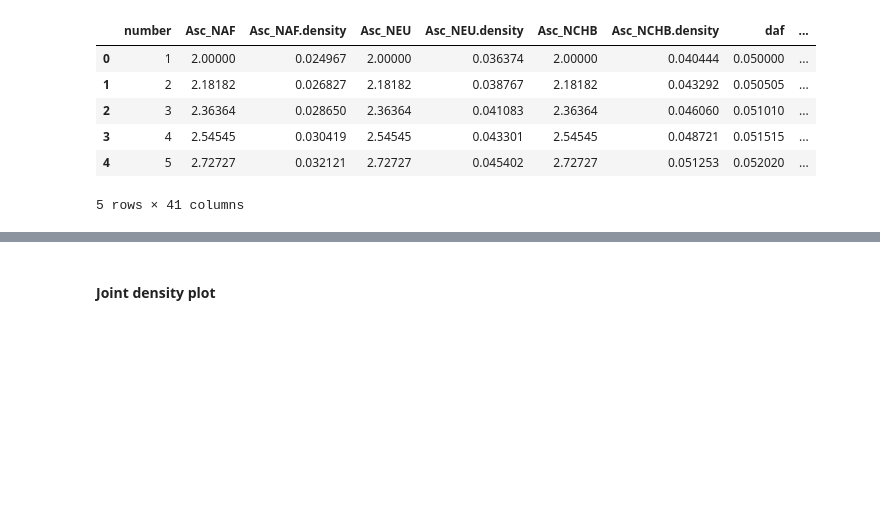
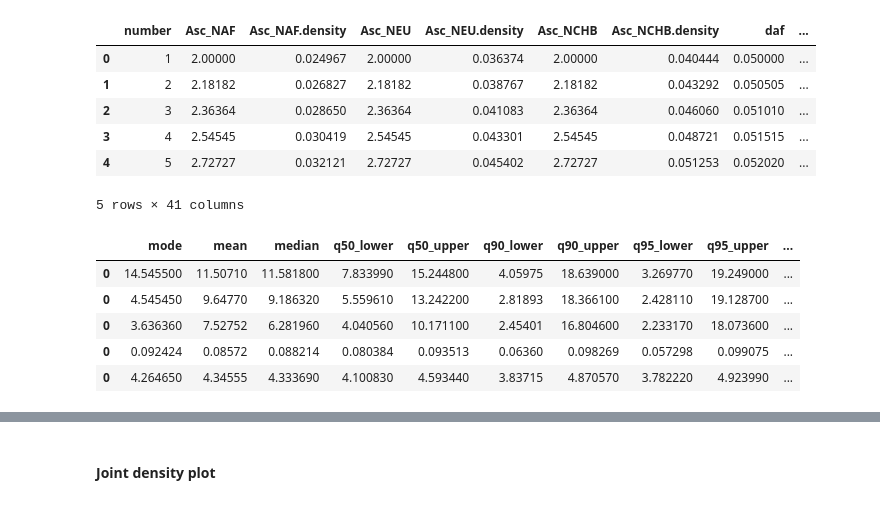
Before and after one commit to agladstein/ABC_results_AJ, a Jupyter notebook: chr1_AJmodels/assess_ABCtoolbox.ipynb, the cells around one changed output, grey strips where cells are left out. Saved outputs shown, nothing was run; the diff lists cells and outputs as text; code cells hidden in the pictures; blank space fills up the shorter version.

```diff
--- a/chr1_AJmodels/assess_ABCtoolbox.ipynb
+++ b/chr1_AJmodels/assess_ABCtoolbox.ipynb
@@ -510,3 +488,12 @@ posterior.head()
 # %%
 param_indexes = get_param_indexes(params_str)
 params = get_col_names(param_indexes, prior)
+# %%
+df_chrs_reformat.head()
+# %% [output]
+|  | mode | mean | median | q50_lower | q50_upper | q90_lower | q90_upper | q95_lower | q95_upper | ... |
+| 0 | 14.545500 | 11.50710 | 11.581800 | 7.833990 | 15.244800 | 4.05975 | 18.639000 | 3.269770 | 19.249000 | ... |
+| 0 | 4.545450 | 9.64770 | 9.186320 | 5.559610 | 13.242200 | 2.81893 | 18.366100 | 2.428110 | 19.128700 | ... |
+| 0 | 3.636360 | 7.52752 | 6.281960 | 4.040560 | 10.171100 | 2.45401 | 16.804600 | 2.233170 | 18.073600 | ... |
+| 0 | 0.092424 | 0.08572 | 0.088214 | 0.080384 | 0.093513 | 0.06360 | 0.098269 | 0.057298 | 0.099075 | ... |
+| 0 | 4.264650 | 4.34555 | 4.333690 | 4.100830 | 4.593440 | 3.83715 | 4.870570 | 3.782220 | 4.923990 | ... |
```
Also changed, not shown: parts of 9 cells of this notebook, 1 other file.
